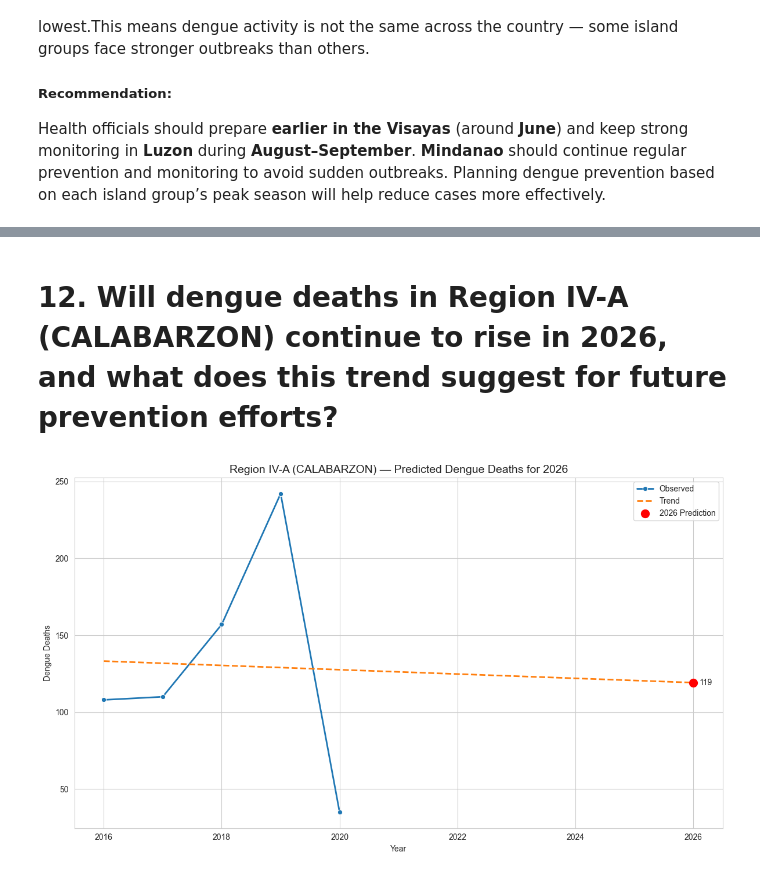
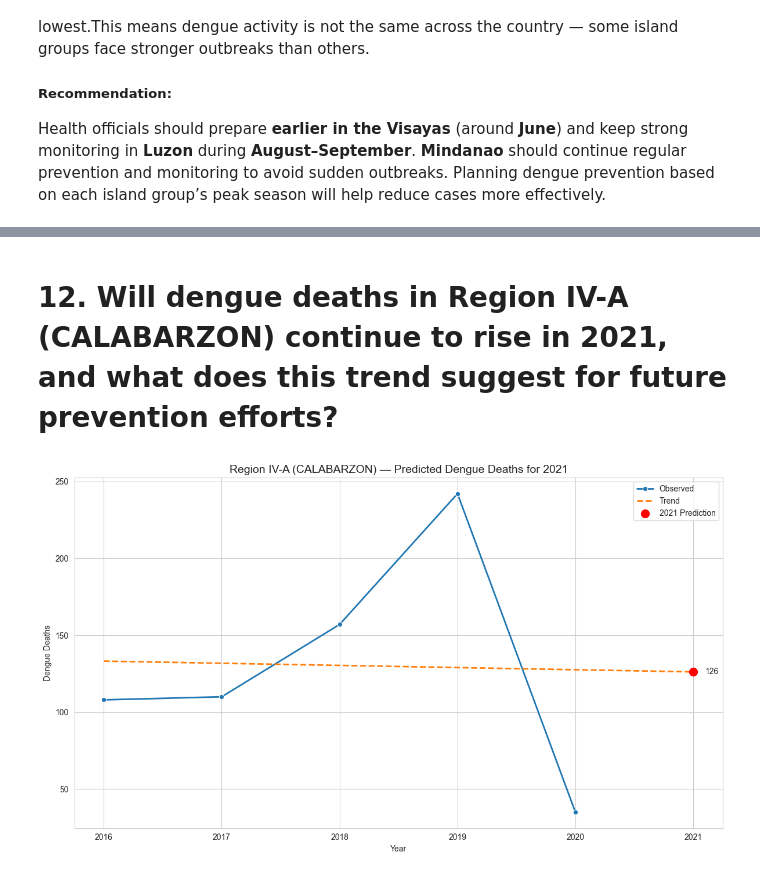
Before and after one commit to raiahyxs/Data-Analytics, a Jupyter notebook: ITELEC03/FINALS-ACTIVITIES/PROJECT3_PH_DENGUE_ANALYSIS.ipynb, the cells around one changed output, grey strips where cells are left out. Cells and saved outputs as stored; diff of their text form; code cells hidden in the pictures.

```diff
--- a/ITELEC03/FINALS-ACTIVITIES/PROJECT3_PH_DENGUE_ANALYSIS.ipynb
+++ b/ITELEC03/FINALS-ACTIVITIES/PROJECT3_PH_DENGUE_ANALYSIS.ipynb
@@ -600,29 +600,29 @@ Regions like **BARMM**, and **Region XII**, show lower predicted cases, but thei
 # %% [markdown]
-# 12. Will dengue deaths in Region IV-A (CALABARZON) continue to rise in 2026, and what does this trend suggest for future prevention efforts?
+# 12. Will dengue deaths in Region IV-A (CALABARZON) continue to rise in 2021, and what does this trend suggest for future prevention efforts?
 # %%
 region_df = dengue_df[dengue_df['Region'] == 'Region IV-A']
 yearly = region_df.groupby('Year', as_index=False)['Dengue_Deaths'].sum()
 
 X = yearly[['Year']].values
 y = yearly['Dengue_Deaths'].values
 model = LinearRegression().fit(X, y)
 
-years_plot = np.arange(yearly['Year'].min(), 2027).reshape(-1, 1)
+years_plot = np.arange(yearly['Year'].min(), 2022).reshape(-1, 1)
 pred_line = model.predict(years_plot)
-pred_2026 = model.predict([[2026]])[0]
+pred_2021 = model.predict([[2021]])[0]
 
 plt.figure(figsize=(12,7))
 sns.lineplot(x=yearly['Year'], y=yearly['Dengue_Deaths'], marker='o', linewidth=2, label='Observed')
 plt.plot(years_plot.flatten(), pred_line, linestyle='--', linewidth=2, label='Trend')
-plt.scatter(2026, pred_2026, color='red', s=100, zorder=5, label='2026 Prediction')
-plt.text(2026 + 0.1, pred_2026, f"{pred_2026:.0f}", va='center')
-plt.title("Region IV-A (CALABARZON) — Predicted Dengue Deaths for 2026", fontsize=14)
+plt.scatter(2021, pred_2021, color='red', s=100, zorder=5, label='2021 Prediction')
+plt.text(2021 + 0.1, pred_2021, f"{pred_2021:.0f}", va='center')
+plt.title("Region IV-A (CALABARZON) — Predicted Dengue Deaths for 2021", fontsize=14)
 plt.xlabel("Year")
 plt.ylabel("Dengue Deaths")
 plt.legend()
 plt.tight_layout()
 plt.show()
 # %% [output]
-[figure, old version]
+[figure, new version]
 # %% [markdown]
 # Insight 19:
```
Also changed, not shown: parts of 5 cells of this notebook.
